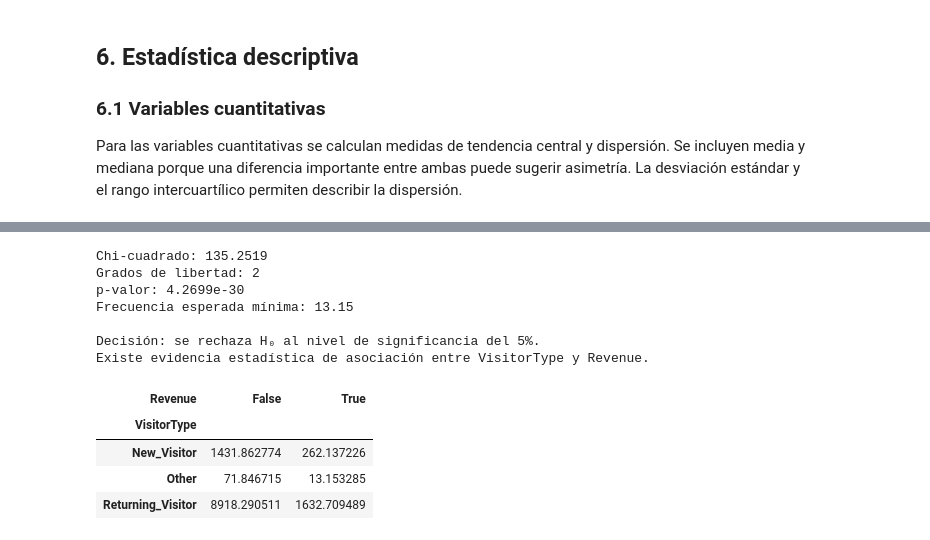
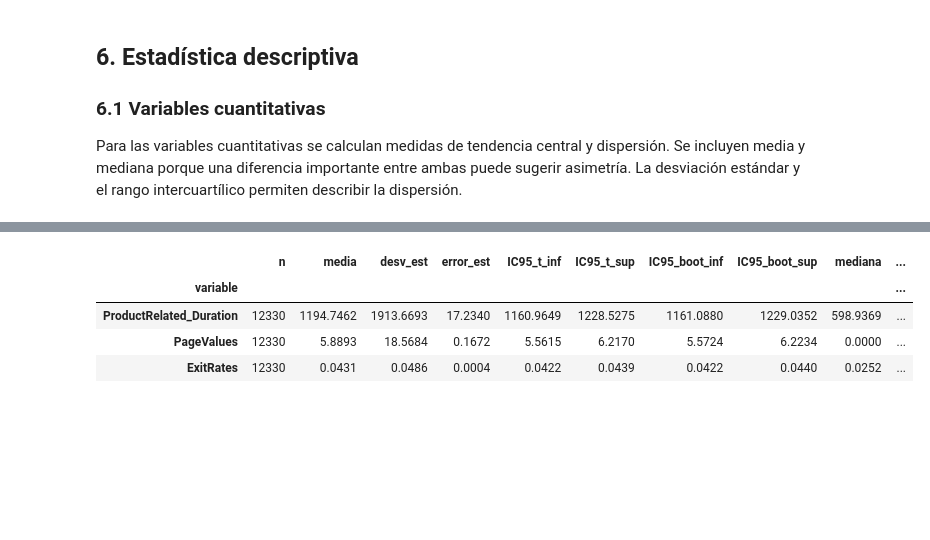
Before and after one commit to vedurancisterna-alt/Estadistica_Computacional, a Jupyter notebook: notebooks/01_exploracion_inicial.ipynb, the cells around one changed output, grey strips where cells are left out. Cells and saved outputs as stored; diff of their text form; code cells hidden in the pictures; blank space fills up the shorter version.

Commit message:
Completa Sumativa 1: IC de 3 variables, segunda prueba de hipótesis, limpieza del notebook e informe

```diff
--- a/notebooks/01_exploracion_inicial.ipynb
+++ b/notebooks/01_exploracion_inicial.ipynb
@@ -512,38 +519,41 @@ tabla_contingencia
 # %%
-chi2, p_valor, gl, esperadas = stats.chi2_contingency(tabla_contingencia)
+variables_ic = ["ProductRelated_Duration", "PageValues", "ExitRates"]
+B = 5000
+rng = np.random.default_rng(RANDOM_STATE)
 
-esperadas_df = pd.DataFrame(
-    esperadas,
-    index=tabla_contingencia.index,
-    columns=tabla_contingencia.columns
-)
+filas_ic = []
+for col in variables_ic:
+    x = df[col].to_numpy()
+    n_x = len(x)
+    media = x.mean()
+    s = x.std(ddof=1)
+    error_est = s / np.sqrt(n_x)
+    t_crit = stats.t.ppf(0.975, df=n_x - 1)
 
-print(f"Chi-cuadrado: {chi2:.4f}")
-print(f"Grados de libertad: {gl}")
-print(f"p-valor: {p_valor:.6g}")
-print(f"Frecuencia esperada mínima: {esperadas.min():.2f}")
+    medias_boot = np.array([rng.choice(x, size=n_x, replace=True).mean() for _ in range(B)])
+    boot_li, boot_ls = np.percentile(medias_boot, [2.5, 97.5])
 
-alpha = 0.05
+    filas_ic.append({
+        "variable": col,
+        "n": n_x,
+        "media": media,
+        "desv_est": s,
+        "error_est": error_est,
+        "IC95_t_inf": media - t_crit * error_est,
+        "IC95_t_sup": media + t_crit * error_est,
+        "IC95_boot_inf": boot_li,
+        "IC95_boot_sup": boot_ls,
+        "mediana": np.median(x),
+        "asimetria": stats.skew(x),
+        "pct_ceros": (x == 0).mean() * 100,
+    })
 
-if p_valor < alpha:
-    print("\nDecisión: se rechaza H₀ al nivel de significancia del 5%.")
-    print("Existe evidencia estadística de asociación entre VisitorType y Revenue.")
-else:
-    print("\nDecisión: no se rechaza H₀ al nivel de significancia del 5%.")
-    print("No se dispone de evidencia suficiente para afirmar una asociación entre VisitorType y Revenue.")
-
-esperadas_df
+tabla_ic = pd.DataFrame(filas_ic).set_index("variable").round(4)
+tabla_ic
 # %% [output]
-Chi-cuadrado: 135.2519
-Grados de libertad: 2
-p-valor: 4.2699e-30
-Frecuencia esperada mínima: 13.15
-
-Decisión: se rechaza H₀ al nivel de significancia del 5%.
-Existe evidencia estadística de asociación entre VisitorType y Revenue.
-| Revenue | False | True |
-| VisitorType |  |  |
-| New_Visitor | 1431.862774 | 262.137226 |
-| Other | 71.846715 | 13.153285 |
-| Returning_Visitor | 8918.290511 | 1632.709489 |
+|  | n | media | desv_est | error_est | IC95_t_inf | IC95_t_sup | IC95_boot_inf | IC95_boot_sup | mediana | ... |
+| variable |  |  |  |  |  |  |  |  |  | ... |
+| ProductRelated_Duration | 12330 | 1194.7462 | 1913.6693 | 17.2340 | 1160.9649 | 1228.5275 | 1161.0880 | 1229.0352 | 598.9369 | ... |
+| PageValues | 12330 | 5.8893 | 18.5684 | 0.1672 | 5.5615 | 6.2170 | 5.5724 | 6.2234 | 0.0000 | ... |
+| ExitRates | 12330 | 0.0431 | 0.0486 | 0.0004 | 0.0422 | 0.0439 | 0.0422 | 0.0440 | 0.0252 | ... |
 # %% [markdown]
```
Also changed, not shown: parts of 57 cells of this notebook, 3 other files.
